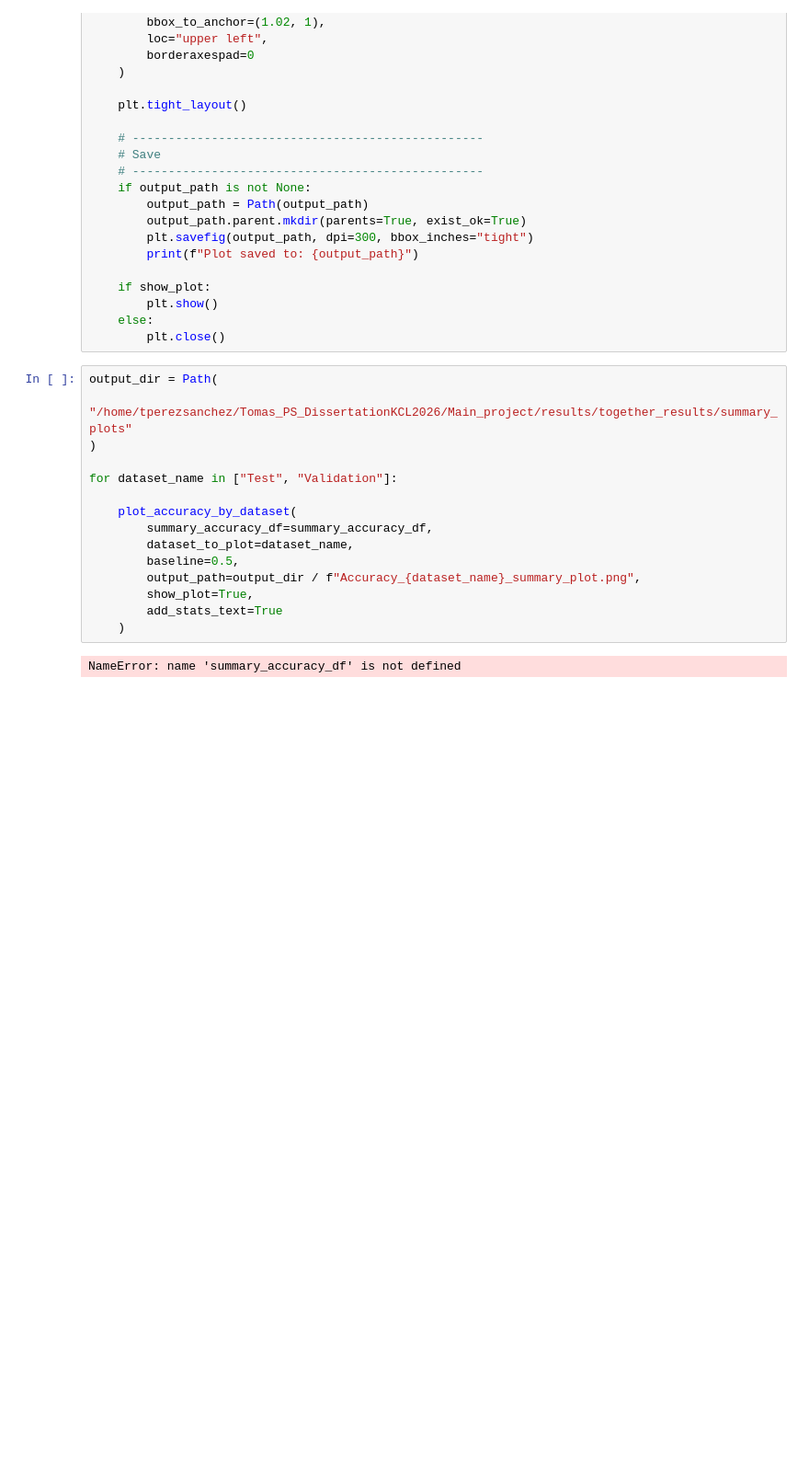
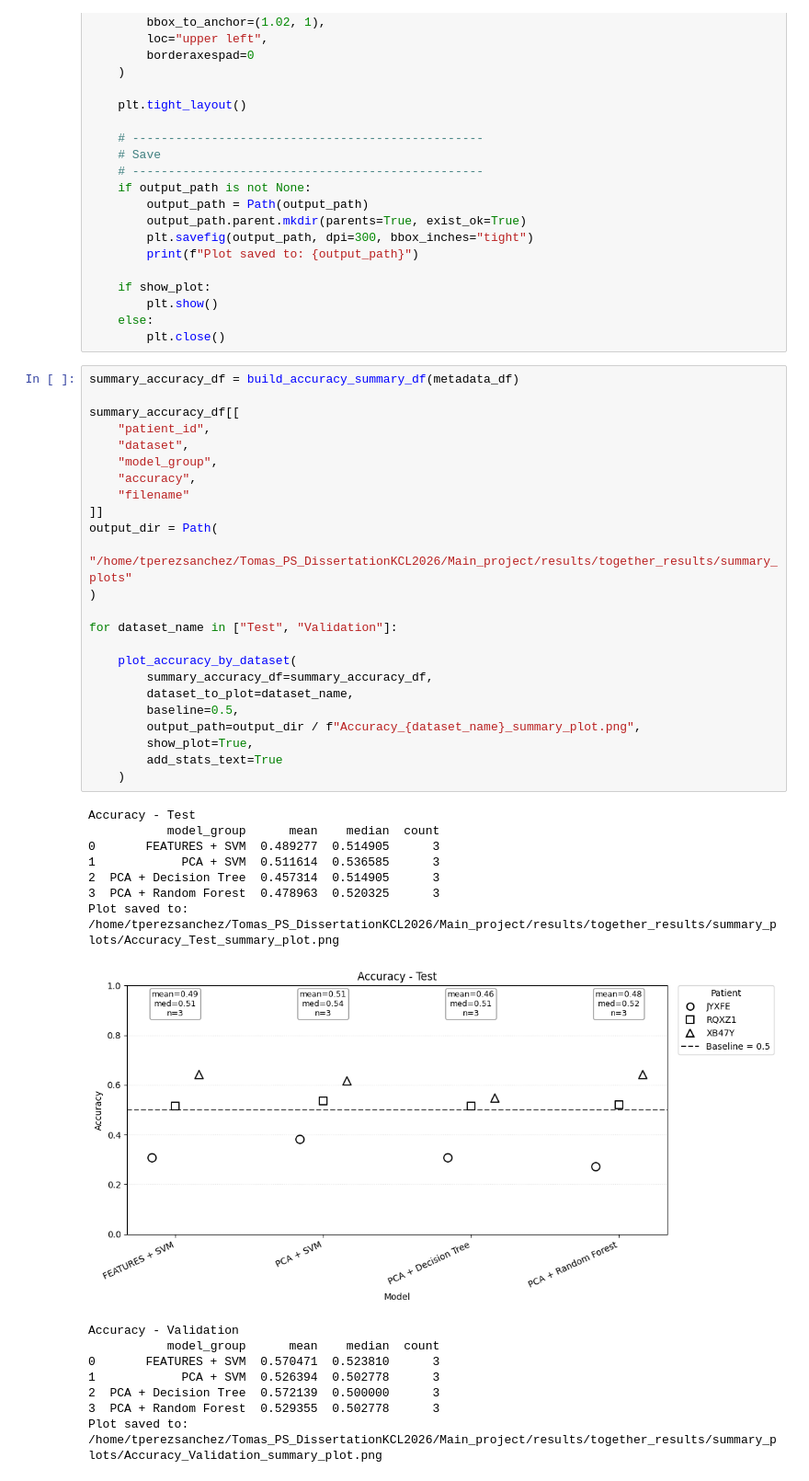
Before and after one commit to tomas0899/Tomas_PS_DissertationKCL2026, a Jupyter notebook: Main_project/src/test_and_develop/4_Models/SummaryModelplots.ipynb, the cells around one changed output. Shown at 92% size. Saved outputs shown, nothing was run; the diff lists cells and outputs as text; blank space fills up the shorter version.

```diff
--- a/Main_project/src/test_and_develop/4_Models/SummaryModelplots.ipynb
+++ b/Main_project/src/test_and_develop/4_Models/SummaryModelplots.ipynb
@@ -1180,19 +1256,42 @@ def plot_accuracy_by_dataset(
     else:
         plt.close()
 # %%
+summary_accuracy_df = build_accuracy_summary_df(metadata_df)
+
+summary_accuracy_df[[
+    "patient_id",
+    "dataset",
+    "model_group",
+    "accuracy",
+    "filename"
+]]
 output_dir = Path(
     "/home/tperezsanchez/Tomas_PS_DissertationKCL2026/Main_project/results/together_results/summary_plots"
 )
 
 for dataset_name in ["Test", "Validation"]:
 
     plot_accuracy_by_dataset(
         summary_accuracy_df=summary_accuracy_df,
         dataset_to_plot=dataset_name,
         baseline=0.5,
         output_path=output_dir / f"Accuracy_{dataset_name}_summary_plot.png",
         show_plot=True,
         add_stats_text=True
     )
 # %% [output]
-NameError: name 'summary_accuracy_df' is not defined
+Accuracy - Test
+           model_group      mean    median  count
+0       FEATURES + SVM  0.489277  0.514905      3
+1            PCA + SVM  0.511614  0.536585      3
+2  PCA + Decision Tree  0.457314  0.514905      3
+3  PCA + Random Forest  0.478963  0.520325      3
+Plot saved to: /home/tperezsanchez/Tomas_PS_DissertationKCL2026/Main_project/results/together_results/summary_plots/Accuracy_Test_summary_plot.png
+[figure, added]
+Accuracy - Validation
+           model_group      mean    median  count
+0       FEATURES + SVM  0.570471  0.523810      3
+1            PCA + SVM  0.526394  0.502778      3
+2  PCA + Decision Tree  0.572139  0.500000      3
+3  PCA + Random Forest  0.529355  0.502778      3
+Plot saved to: /home/tperezsanchez/Tomas_PS_DissertationKCL2026/Main_project/results/together_results/summary_plots/Accuracy_Validation_summary_plot.png
```
Also changed, not shown: parts of 2 cells of this notebook, 29 other files.
